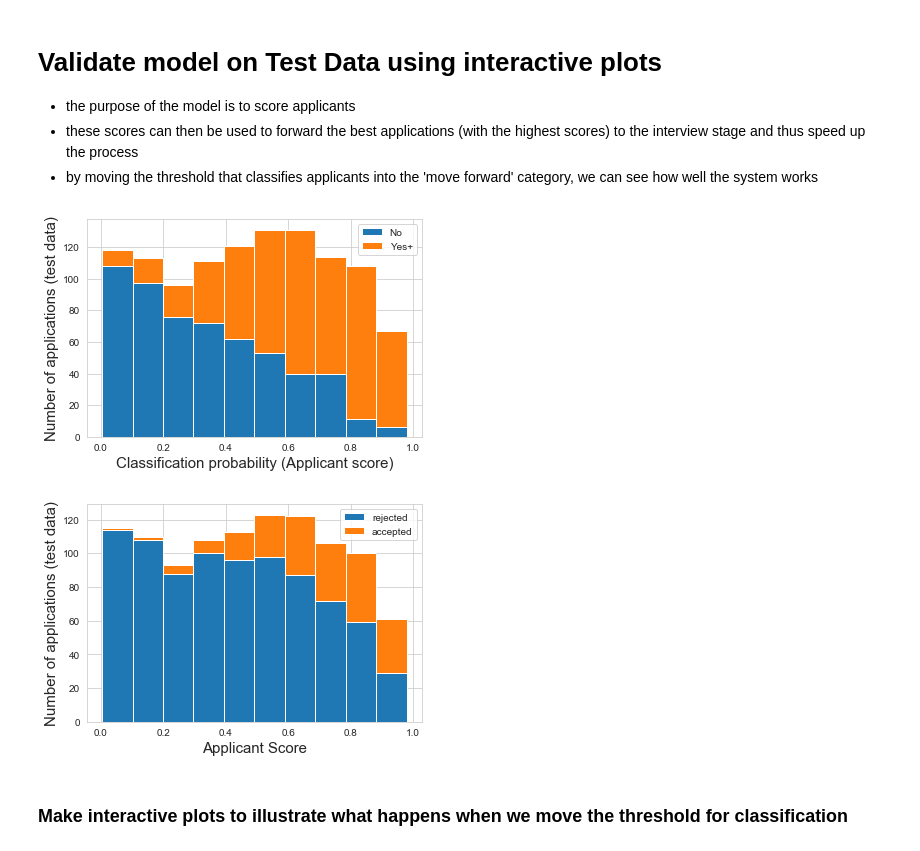
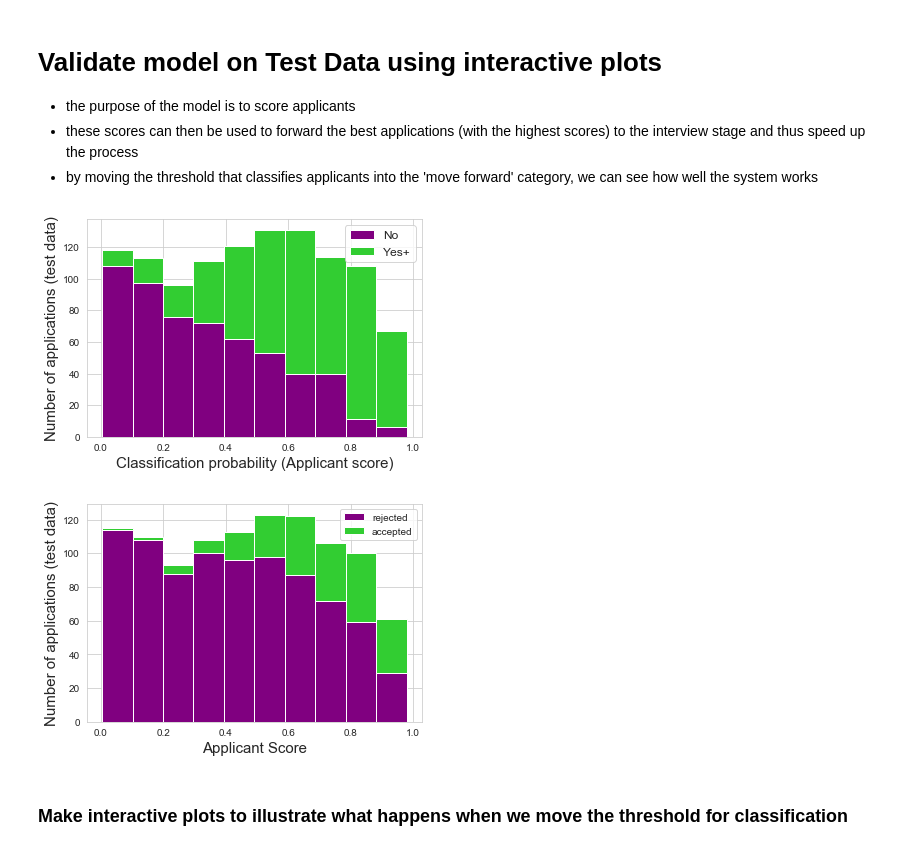
Before and after one commit to samundrud/ApplicantScore_public, a Jupyter notebook: 1_Domain_Model_DS.ipynb, the cells around one changed output. Saved outputs shown, nothing was run; the diff lists cells and outputs as text; code cells hidden in the pictures.

Commit message:
changes to interactive plot Data Science domain

```diff
--- a/1_Domain_Model_DS.ipynb
+++ b/1_Domain_Model_DS.ipynb
@@ -373,7 +373,7 @@ weighted avg       0.74      0.74      0.74      1110
 AUC: 0.81
 # %%
 # examine  feature importance
-
+sns.set_style("whitegrid")
 # get importance
 feature_importance = logmodel.coef_[0]
 sorted_idx = np.argsort(feature_importance)
@@ -385,4 +385,5 @@ featax.barh(pos, feature_importance[sorted_idx], align='center')
 featax.set_yticks(pos)
 featax.set_yticklabels(np.array(X.columns)[sorted_idx], fontsize=25)
 featax.set_xlabel('Feature Importance', fontsize=25)
+plt.xticks(fontsize = 18)
 # %% [output]
@@ -441,22 +471,23 @@ test['Applicant_score'] = list(logmodel.predict_proba(X_test)[:,1])
 # %%
 # compare score agaist who got an interview
 
 sns.set_style('whitegrid')
 # distribution of Data Science scores over all sections
 offer = test['Applicant_score'][test['YesPlus_firm'] == 0]
 reject = test['Applicant_score'][test['YesPlus_firm'] == 1]
 x = [offer, reject]
 label = ['No', 'Yes+']
+colors = ['purple', 'limegreen']
 
-plt.hist(x, stacked = True, label=label, bins=10)
-plt.legend(loc="upper right")
+plt.hist(x, stacked = True, label=label, color=colors, bins=10)
+plt.legend(loc="upper right", fontsize =12)
 plt.xlabel('Classification probability (Applicant score)', size=15)
 plt.ylabel('Number of applications (test data)', size=15)
 plt.show()
 #test[['Applicant_score', 'Offer']].hist(histtype = 'bar', stacked = True)
 #plt.hist(test[['Applicant_score', 'Offer']])
 # %% [output]
-[figure, old version]
+[figure, new version]
 # %%
 # compare score agaist who got an offer
 
@@ -468,13 +499,13 @@ reject = test['Applicant_score'][test['Offer'] == 1]
 x = [offer, reject]
 label = ['rejected', 'accepted']
 
-plt.hist(x, stacked = True, label=label, bins=10)
+plt.hist(x, stacked = True, label=label, color=colors, bins=10)
 plt.legend(loc="upper right")
 plt.xlabel('Applicant Score', size=15)
 plt.ylabel('Number of applications (test data)', size=15)
 plt.show()
 # %% [output]
-[figure, old version]
+[figure, new version]
 # %% [markdown]
 ### Make interactive plots to illustrate what happens when we move the threshold for classification
 # %%
```
Also changed, not shown: parts of 4 cells of this notebook.
